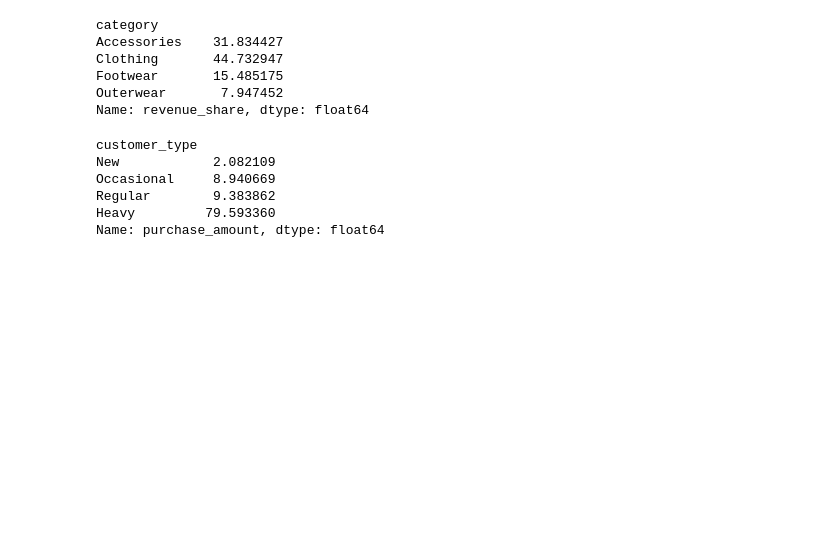
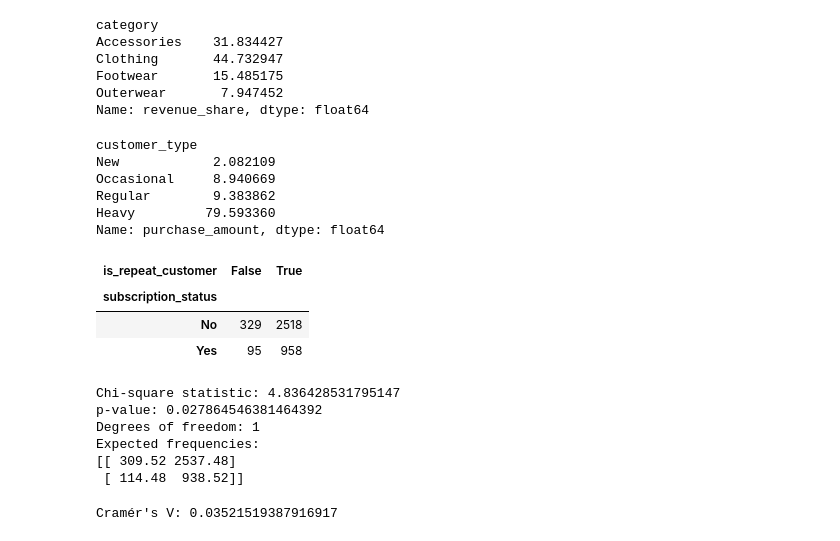
Before and after one commit to Moksh-Fadia/Customer-Behaviour-Analytics, a Jupyter notebook: note.ipynb, the cells around one changed output. Cells and saved outputs as stored; diff of their text form; code cells hidden in the pictures; blank space fills up the shorter version.

Commit message:
added statistical tests

```diff
--- a/note.ipynb
+++ b/note.ipynb
@@ -660,3 +660,33 @@ Occasional     8.940669
 Regular        9.383862
 Heavy         79.593360
 Name: purchase_amount, dtype: float64
+# %%
+contingency_table = pd.crosstab(df['subscription_status'], df['is_repeat_customer'])
+
+contingency_table
+# %% [output]
+| is_repeat_customer | False | True |
+| subscription_status |  |  |
+| No | 329 | 2518 |
+| Yes | 95 | 958 |
+# %%
+from scipy.stats import chi2_contingency    # chi2_contingency performs the Chi-square test of independence
+
+chi2, p_value, degrees_of_freedom, expected = chi2_contingency(contingency_table)
+# chi2: Chi-square statistic (measures the difference between observed and expected frequencies)
+# p_value: Probability of observing the data if the null hypothesis is true (low p-value indicates significant association)
+# degrees_of_freedom: Number of independent comparisons (calculated as (rows-1)*(columns-1))
+# expected: Expected frequencies if the null hypothesis is true
+
+print("Chi-square statistic:", chi2)    # higher value indicates a greater difference between observed and expected frequencies, suggesting a stronger association between the variables.
+print("p-value:", p_value)   #
+print("Degrees of freedom:", degrees_of_freedom)
+print("Expected frequencies:")
+print(expected)
+# %% [output]
+Chi-square statistic: 4.836428531795147
+p-value: 0.027864546381464392
+Degrees of freedom: 1
+Expected frequencies:
+[[ 309.52 2537.48]
+ [ 114.48  938.52]]
@@ -662,0 +718,9 @@ Name: purchase_amount, dtype: float64
+# %%
+import numpy as np
+
+n = contingency_table.to_numpy().sum()   # gives the total number of observations in the contingency table ie. 3900
+cramers_v = np.sqrt(chi2 / n)   # Cramér's V is a measure of association between two categorical variables, ranging from 0 (no association) to 1 (perfect association). It is calculated using the formula: V = sqrt(chi2 / n), where chi2 is the Chi-square statistic and n is the total number of observations.
+
+print("Cramér's V:", cramers_v)
+# %% [output]
+Cramér's V: 0.03521519387916917
```
Also changed, not shown: parts of 8 cells of this notebook, 3 other files.
